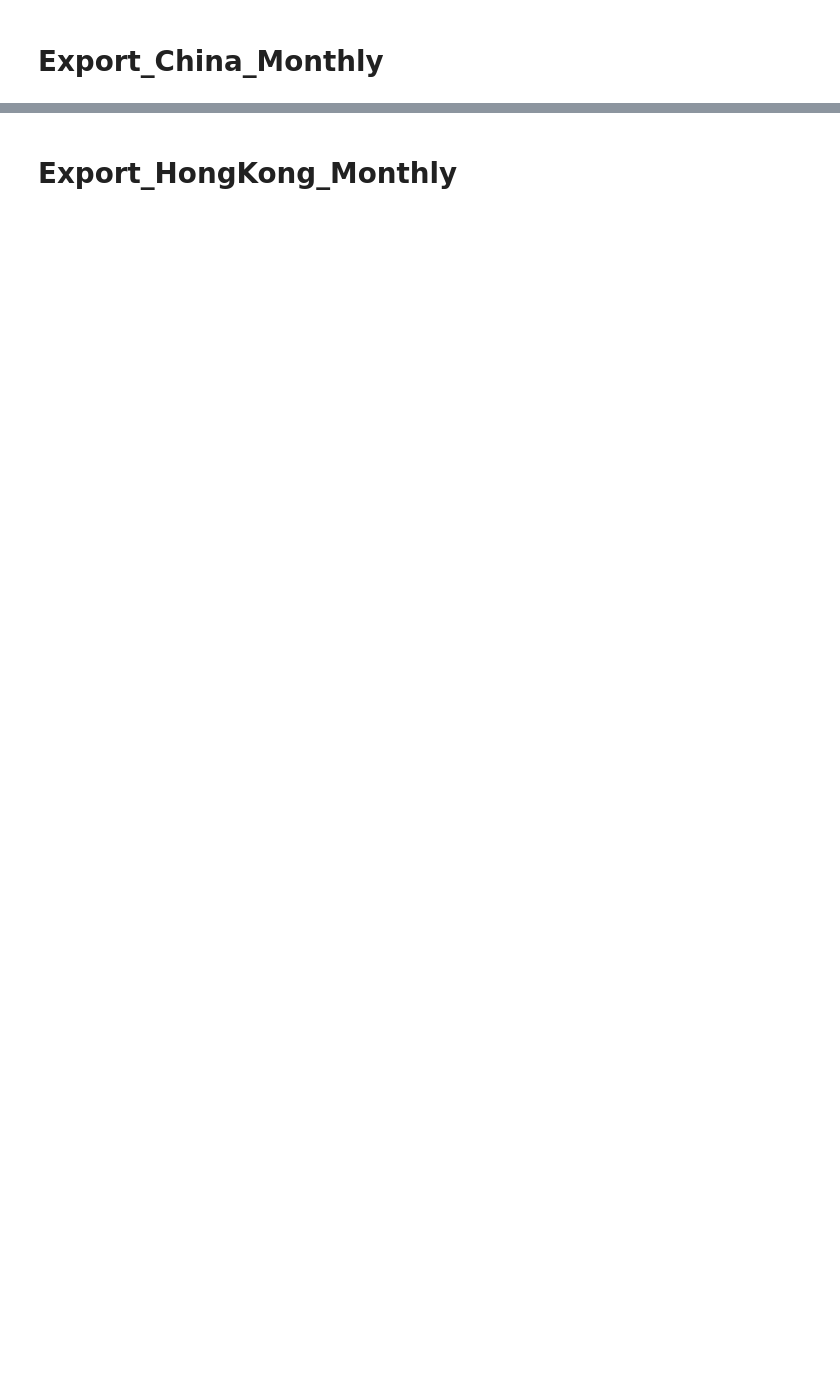
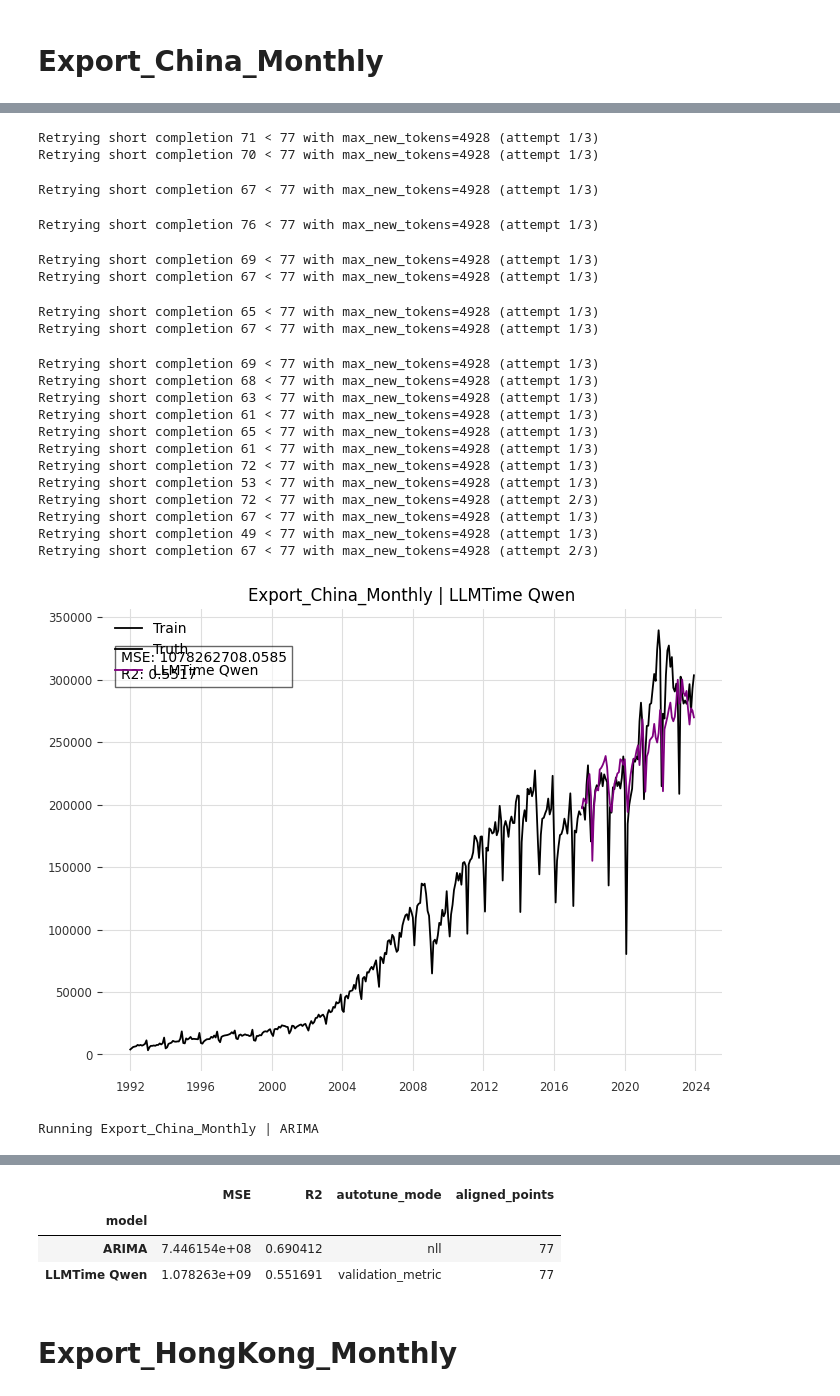
Before and after one commit to 652836/llmtime_VS_arima, a Jupyter notebook: economy.ipynb, the cells around one changed output, grey strips where cells are left out. Saved outputs shown, nothing was run; the diff lists cells and outputs as text; code cells hidden in the pictures; blank space fills up the shorter version.

```diff
--- a/economy.ipynb
+++ b/economy.ipynb
@@ -34,33 +46,0 @@ def plot_preds(train, test, pred_dict, model_name, mse, ds_name):
-# %%
-qwen_hypers = dict(QWEN_LLMTIME_HYPERS)
-promptcast_hypers = dict(QWEN_PROMPTCAST_HYPERS)
-arima_hypers = dict(p=[12, 20, 30], d=[1, 2], q=[0, 1, 2])
-
-model_hypers = {
-    'LLMTime Qwen': qwen_hypers,
-    # 'PromptCast Qwen': promptcast_hypers,
-    'ARIMA': arima_hypers,
-}
-
-model_predict_fns = {
-    'LLMTime Qwen': get_llmtime_predictions_data,
-    # 'PromptCast Qwen': get_promptcast_predictions_data,
-    'ARIMA': get_arima_predictions_data,
-}
-# %%
-from sklearn.metrics import mean_squared_error
-def out(train, test, ds_name, model_hypers=model_hypers, model_names=model_names):
-    out = {}
-    for model in model_names: # GPT-4 takes a about a minute to run
-        model_hypers[model].update({'dataset_name': ds_name}) # for promptcast
-        hypers = list(grid_iter(model_hypers[model]))
-        num_samples = 10
-        pred_dict = get_autotuned_predictions_data(train, test, hypers, num_samples, model_predict_fns[model], verbose=False, parallel=False)
-        out[model] = pred_dict
-
-        pred = pred_dict['median']
-        pred = pd.Series(pred, index=test.index)
-        mse = mean_squared_error(test, pred)
-        out[model+"_mse"] = mse
-        plot_preds(train, test, pred_dict, model, mse, ds_name)
-    return out
@@ -85,2 +268,4 @@ mse_result = dict()
+# %%
+economy_results = {}
 # %% [markdown]
 # Export_China_Monthly
@@ -117,0 +272,5 @@ Export_China_Monthly_ARIMA_mse: 3063498853.246838
+# %%
+ds_name = 'Export_China_Monthly'
+economy_results[ds_name] = run_economy_section(ds_name)
+display(economy_results[ds_name]['metrics'])
+# %% [output]
@@ -117,0 +281,22 @@ Export_China_Monthly_ARIMA_mse: 3063498853.246838
+Retrying short completion 71 < 77 with max_new_tokens=4928 (attempt 1/3)
+Retrying short completion 70 < 77 with max_new_tokens=4928 (attempt 1/3)
+Retrying short completion 67 < 77 with max_new_tokens=4928 (attempt 1/3)
+Retrying short completion 76 < 77 with max_new_tokens=4928 (attempt 1/3)
+Retrying short completion 69 < 77 with max_new_tokens=4928 (attempt 1/3)
+Retrying short completion 67 < 77 with max_new_tokens=4928 (attempt 1/3)
+Retrying short completion 65 < 77 with max_new_tokens=4928 (attempt 1/3)
+Retrying short completion 67 < 77 with max_new_tokens=4928 (attempt 1/3)
+Retrying short completion 69 < 77 with max_new_tokens=4928 (attempt 1/3)
+Retrying short completion 68 < 77 with max_new_tokens=4928 (attempt 1/3)
+Retrying short completion 63 < 77 with max_new_tokens=4928 (attempt 1/3)
+Retrying short completion 61 < 77 with max_new_tokens=4928 (attempt 1/3)
+Retrying short completion 65 < 77 with max_new_tokens=4928 (attempt 1/3)
+Retrying short completion 61 < 77 with max_new_tokens=4928 (attempt 1/3)
+Retrying short completion 72 < 77 with max_new_tokens=4928 (attempt 1/3)
+Retrying short completion 53 < 77 with max_new_tokens=4928 (attempt 1/3)
+Retrying short completion 72 < 77 with max_new_tokens=4928 (attempt 2/3)
+Retrying short completion 67 < 77 with max_new_tokens=4928 (attempt 1/3)
+Retrying short completion 49 < 77 with max_new_tokens=4928 (attempt 1/3)
+Retrying short completion 67 < 77 with max_new_tokens=4928 (attempt 2/3)
+[figure, added]
+Running Export_China_Monthly | ARIMA
@@ -118,2 +304,6 @@ Export_China_Monthly_ARIMA_mse: 3063498853.246838
+|  | MSE | R2 | autotune_mode | aligned_points |
+| model |  |  |  |  |
+| ARIMA | 7.446154e+08 | 0.690412 | nll | 77 |
+| LLMTime Qwen | 1.078263e+09 | 0.551691 | validation_metric | 77 |
 # %% [markdown]
 # Export_HongKong_Monthly
```
Also changed, not shown: parts of 22 cells of this notebook, 30 other files.
